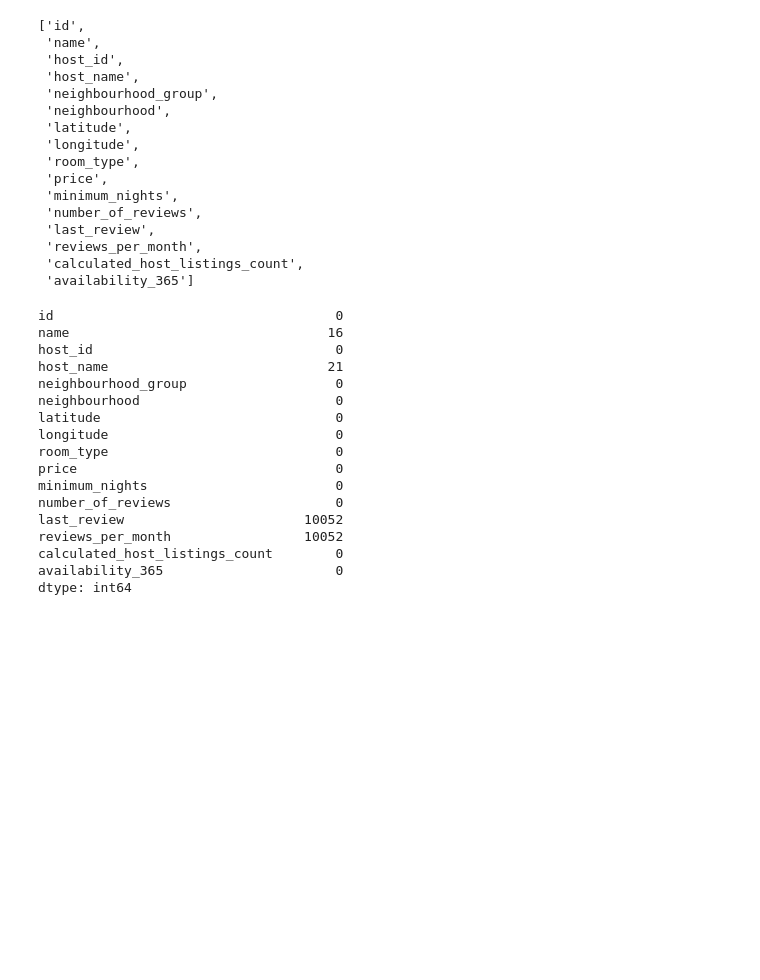
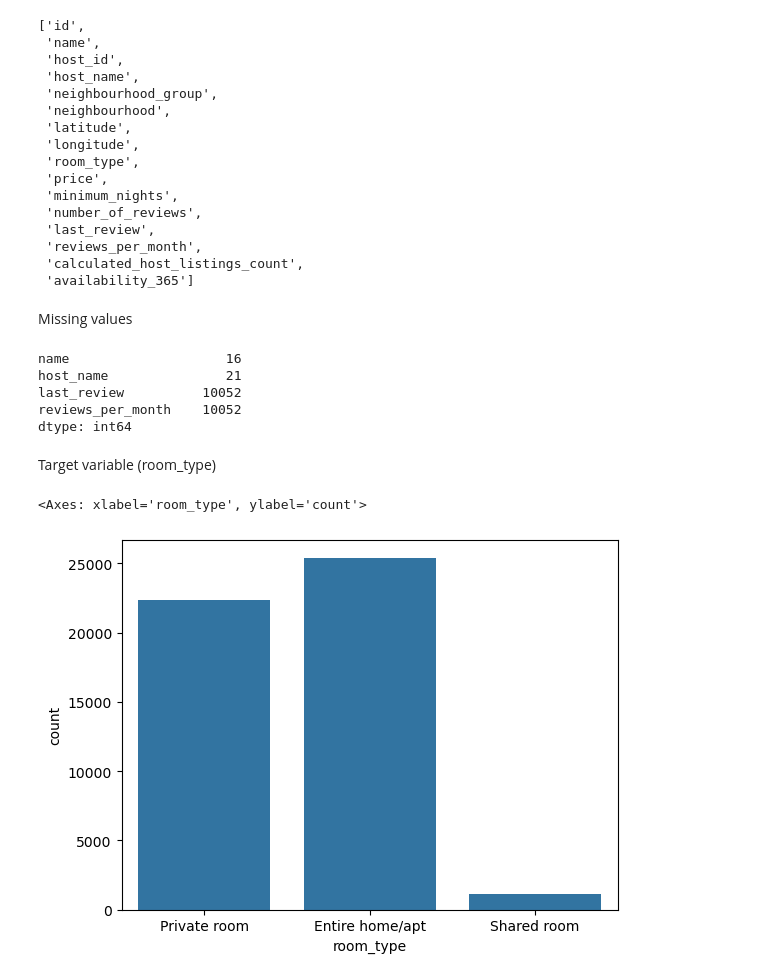
Before and after one commit to AnujrajShrestha/nyc-airbnb-room-prediction, a Jupyter notebook: prediction.ipynb, the cells around one changed output. Cells and saved outputs as stored; diff of their text form; code cells hidden in the pictures; blank space fills up the shorter version.

```diff
--- a/prediction.ipynb
+++ b/prediction.ipynb
@@ -77,23 +77,21 @@ df.columns.to_list()
  'reviews_per_month',
  'calculated_host_listings_count',
  'availability_365']
+# %% [markdown]
+Missing values
 # %%
-df.isna().sum()
+missing=df.isna().sum()
+missing[missing>0]
 # %% [output]
-id                                    0
-name                                 16
-host_id                               0
-host_name                            21
-neighbourhood_group                   0
-neighbourhood                         0
-latitude                              0
-longitude                             0
-room_type                             0
-price                                 0
-minimum_nights                        0
-number_of_reviews                     0
-last_review                       10052
-reviews_per_month                 10052
-calculated_host_listings_count        0
-availability_365                      0
+name                    16
+host_name               21
+last_review          10052
+reviews_per_month    10052
 dtype: int64
+# %% [markdown]
+Target variable (room_type)
+# %%
+sns.countplot(x='room_type',data=df)
+# %% [output]
+<Axes: xlabel='room_type', ylabel='count'>
+[figure, added]
```
Also changed, not shown: parts of 18 cells of this notebook.
